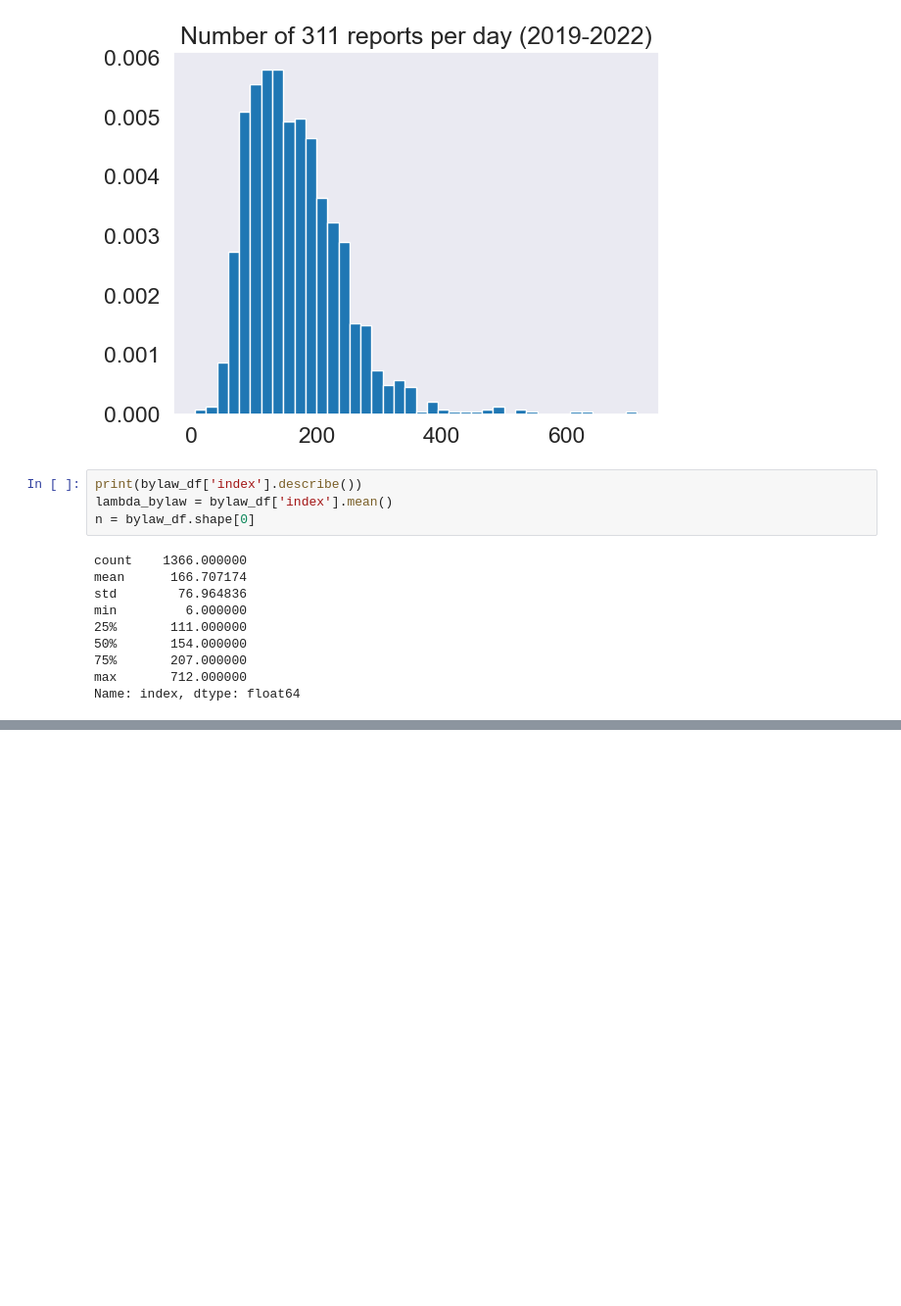
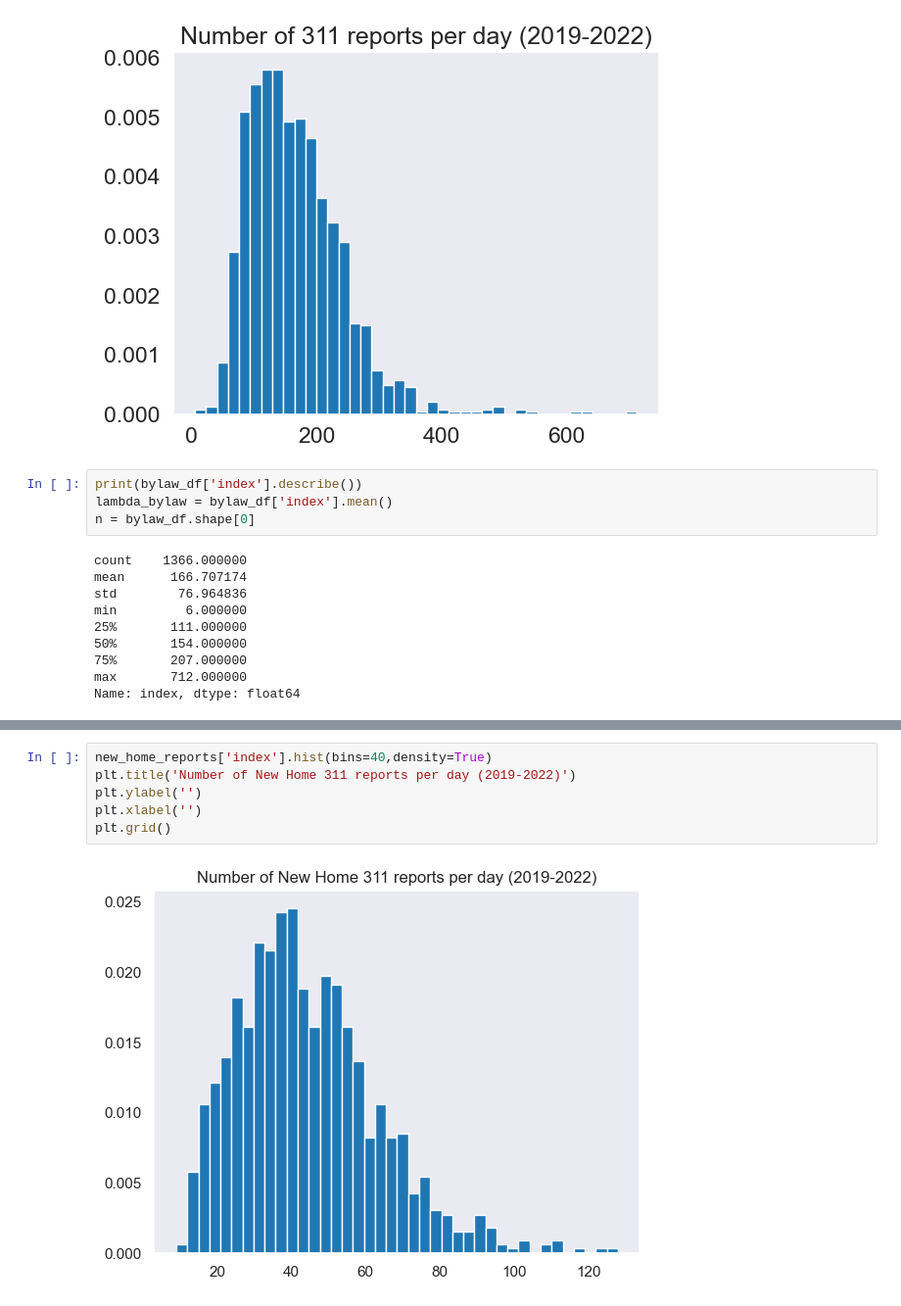
Before and after one commit to leblanchannah/ottawa-311, a Jupyter notebook: EDA_full_data.ipynb, the cells around one changed output, grey strips where cells are left out. Shown at 98% size. Drawn from its saved outputs; the diff is of its cells as text; blank space fills up the shorter version.

```diff
--- a/EDA_full_data.ipynb
+++ b/EDA_full_data.ipynb
@@ -189,0 +235,8 @@ plt.show()
+# %%
+new_home_reports['index'].hist(bins=40,density=True)
+plt.title('Number of New Home 311 reports per day (2019-2022)')
+plt.ylabel('')
+plt.xlabel('')
+plt.grid()
+# %% [output]
+[figure, added]
```
Also changed, not shown: parts of 10 cells of this notebook.
